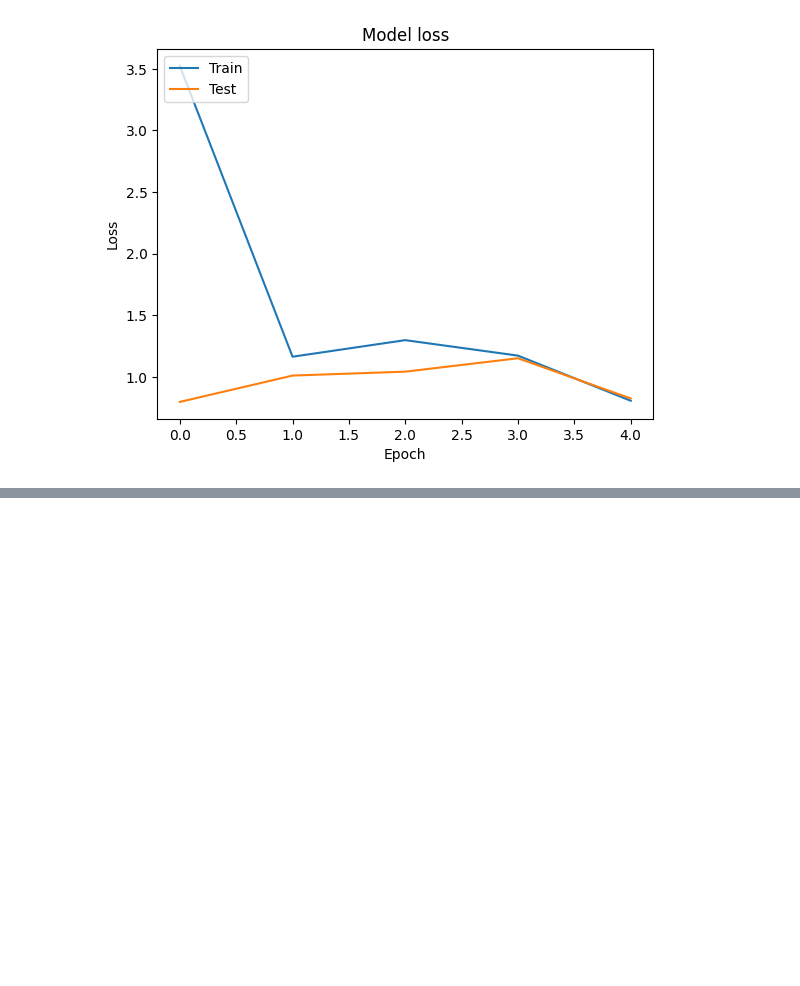
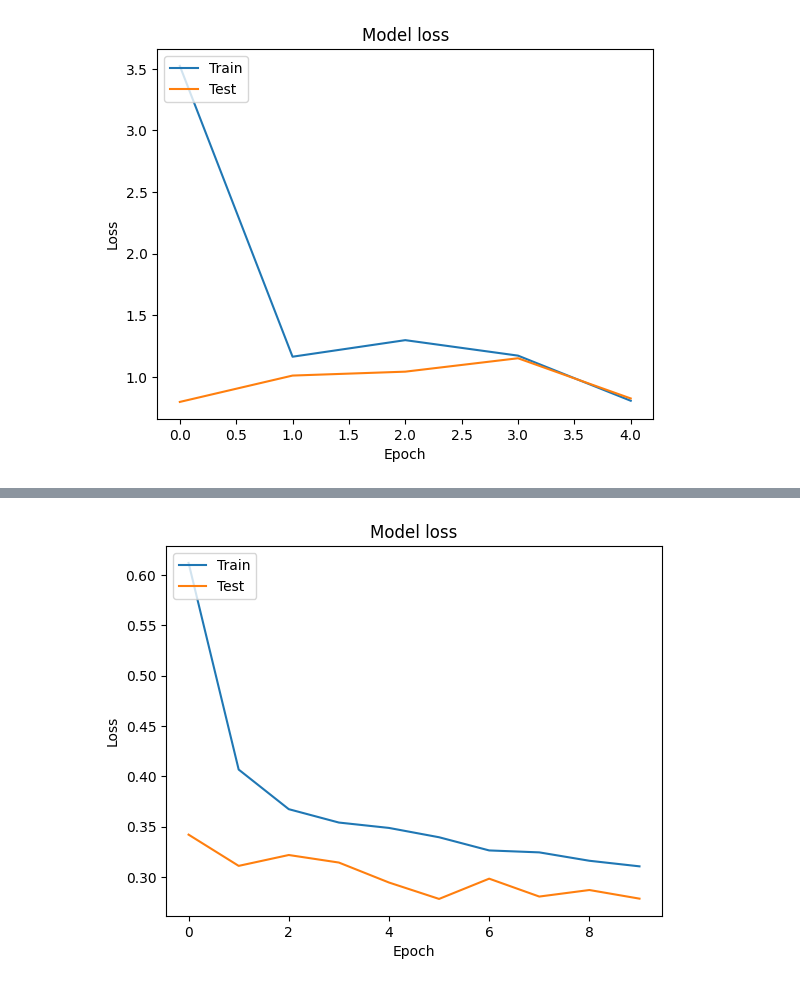
Before and after one commit to kale-sahil/intel-image-classification, a Jupyter notebook: Copy_of_Intel_Classification_Dataset.ipynb, the cells around one changed output, grey strips where cells are left out. Cells and saved outputs as stored; diff of their text form; code cells hidden in the pictures; blank space fills up the shorter version.

```diff
--- a/Copy_of_Intel_Classification_Dataset.ipynb
+++ b/Copy_of_Intel_Classification_Dataset.ipynb
@@ -793,0 +903,4 @@ model_incept.save("inception_v3.h5")
+# %%
+model_loss(trained__model_mobilenet)
+# %% [output]
+[figure, added]
```
Also changed, not shown: parts of 11 cells of this notebook.
